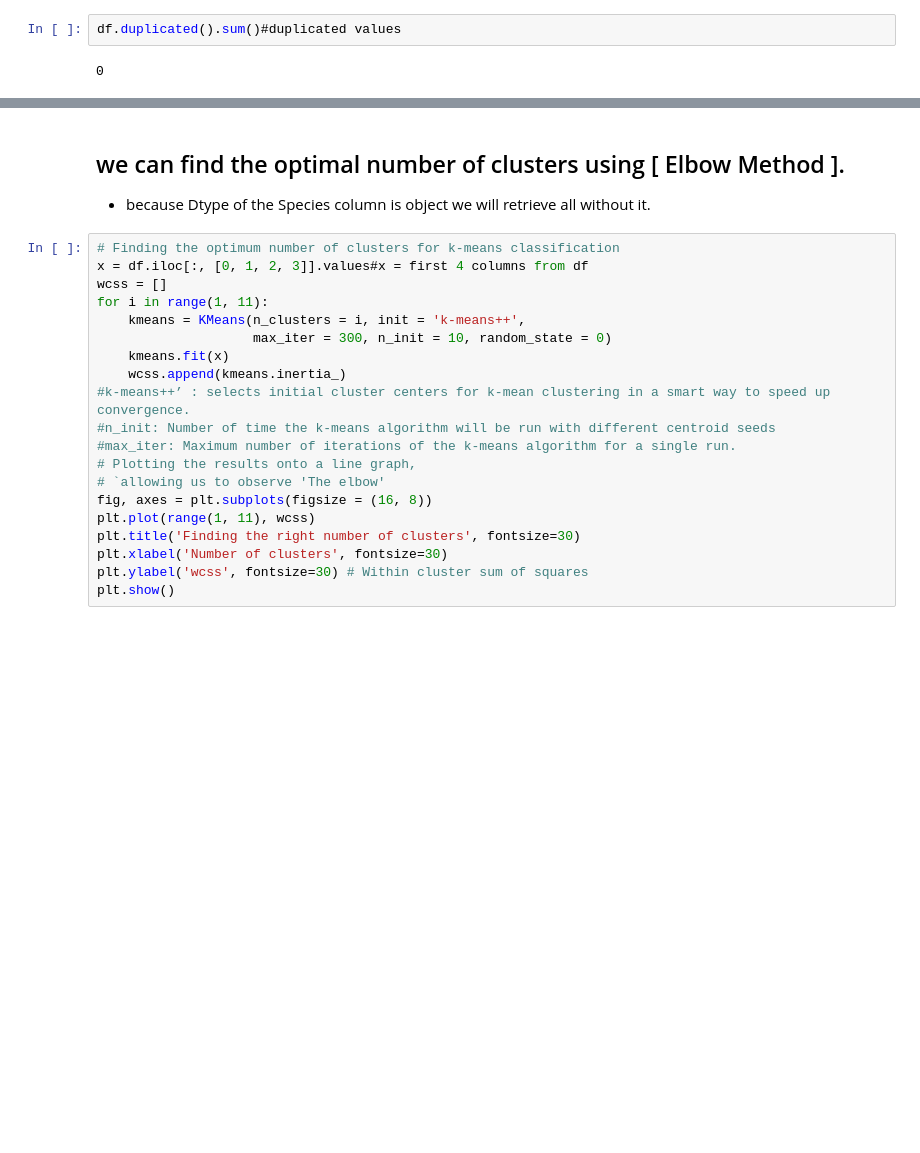
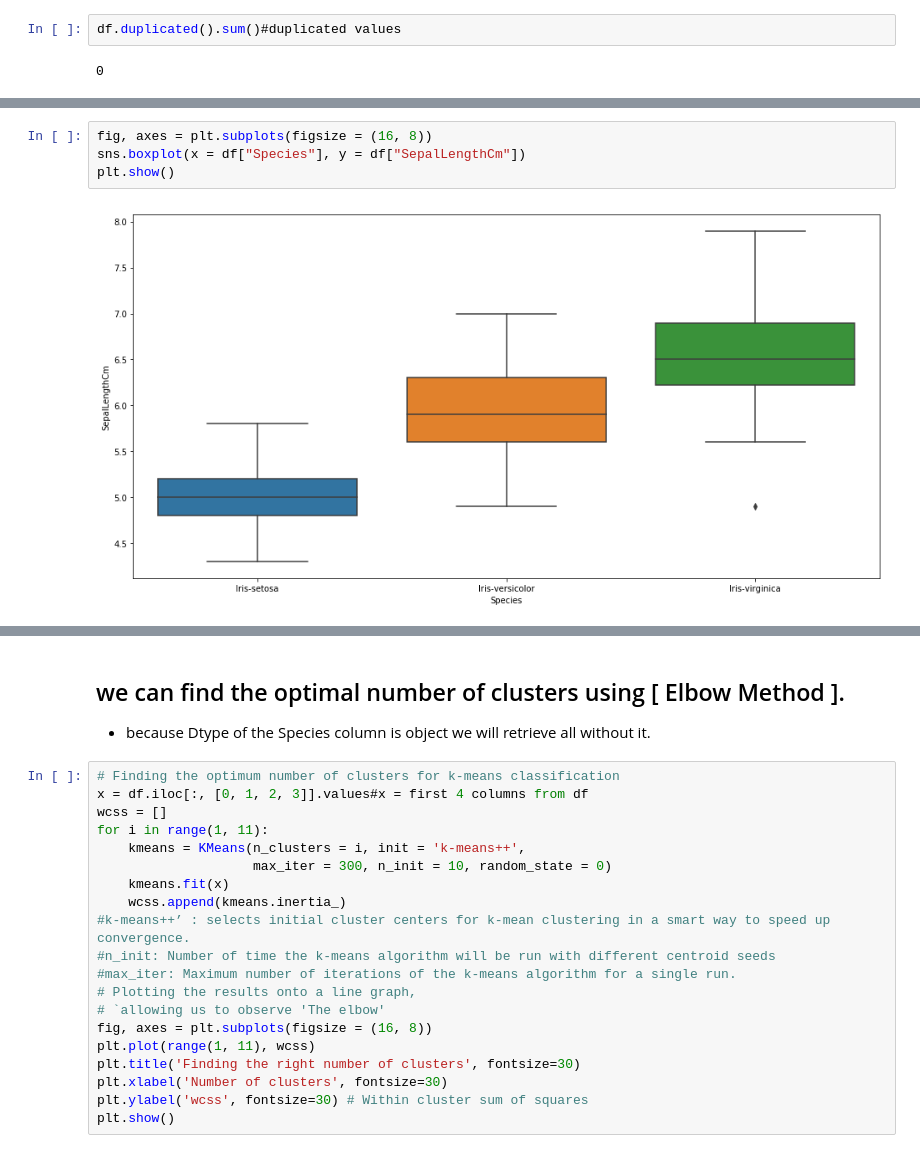
Before and after one commit to MahmoudSwailamAbdallahAtia/The-Sparks-Foundation-GRIP-Program, a Jupyter notebook: Task 2.ipynb, the cells around one changed output, grey strips where cells are left out. Drawn from its saved outputs; the diff is of its cells as text; blank space fills up the shorter version.

```diff
--- a/Task 2.ipynb
+++ b/Task 2.ipynb
@@ -69 +67,7 @@ Text(0, 0.5, 'count')
 [figure]
+# %%
+fig, axes = plt.subplots(figsize = (16, 8))
+sns.boxplot(x = df["Species"], y = df["SepalLengthCm"])
+plt.show()
+# %% [output]
+[figure, added]
```
Also changed, not shown: parts of 6 cells of this notebook.
